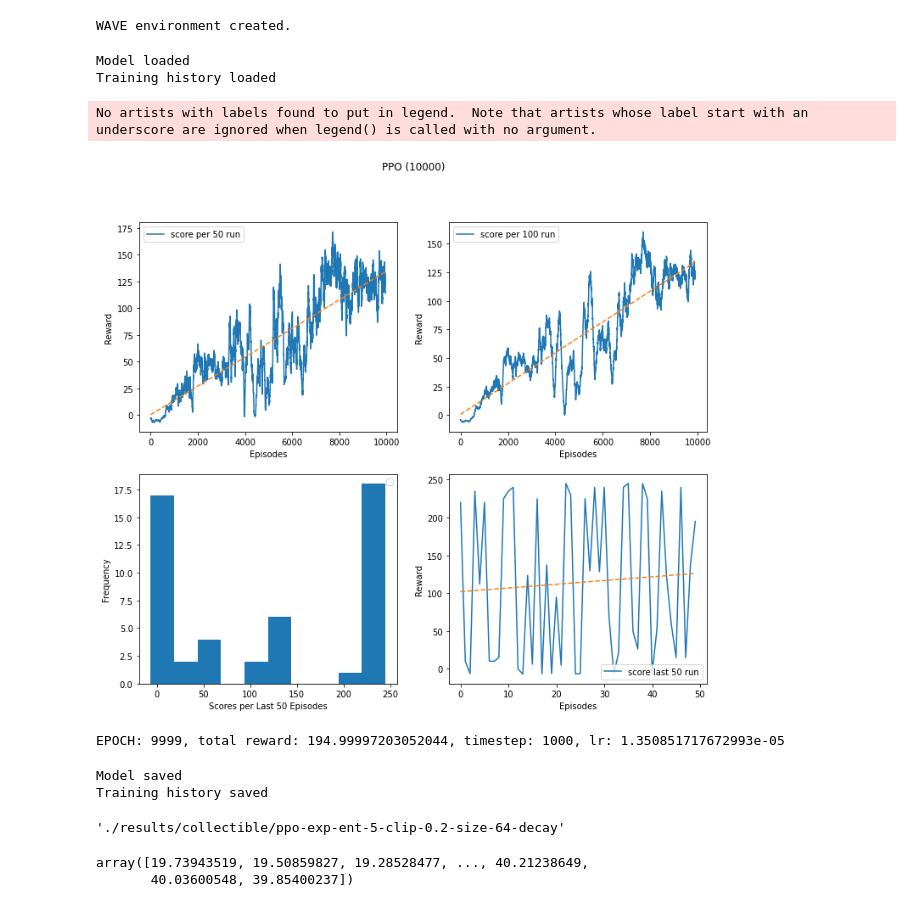
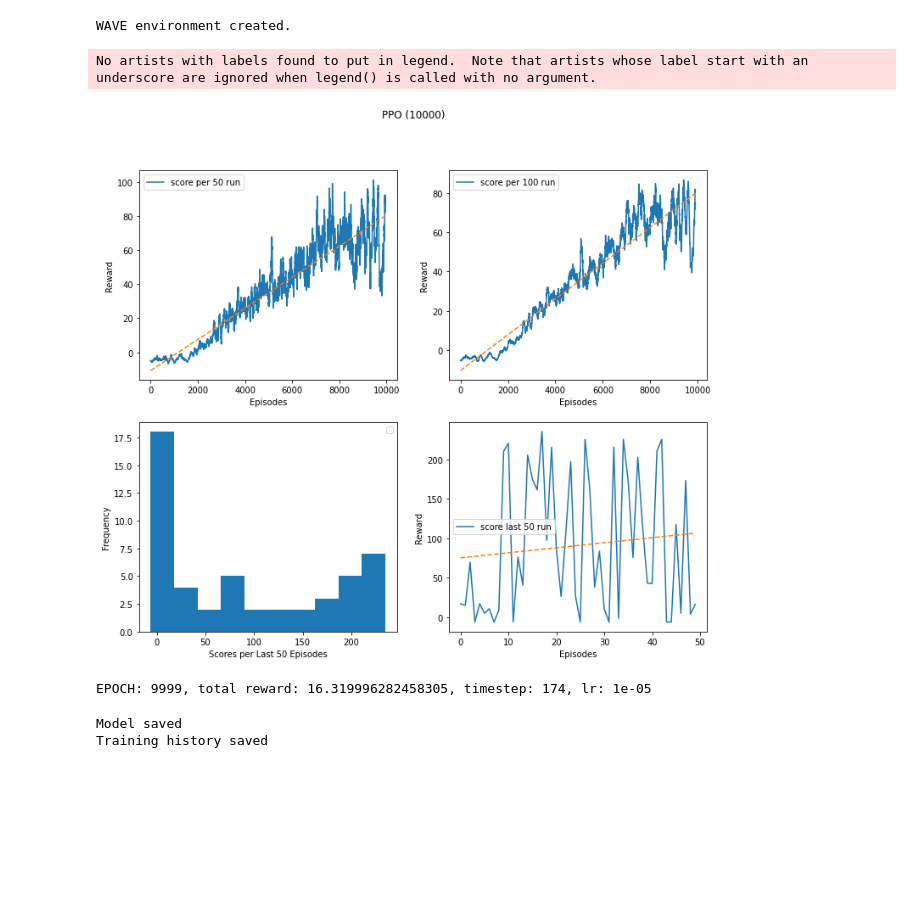
Before and after one commit to teodorus-nathaniel/rl-wave, a Jupyter notebook: ppo.ipynb, the cells around one changed output. Drawn from its saved outputs; the diff is of its cells as text; code cells hidden in the pictures; blank space fills up the shorter version.

```diff
--- a/ppo.ipynb
+++ b/ppo.ipynb
@@ -7,30 +7,33 @@ import ppo_model
 # %%
 env_path = 'collectible/Wave'
 # %%
-env = wave.WaveEnv(env_path, worker_id=1)
+env = wave.WaveEnv(env_path)
 # %% [output]
 WAVE environment created.
 # %%
+# BEST PPO
+# hidden_layer = 1024
+# ppo_epochs = 5
+# clip = 0.2
+# minibatch_size=128
+
 hidden_layer = 1024
-ppo_epochs = 5
+ppo_epochs = 10
 clip = 0.2
-minibatch_size=128
-model = ppo_model.PPO(127, 2, hidden_layer, lr=1e-4, minibatch_size=minibatch_size, ppo_epochs=ppo_epochs, clip=clip)
+minibatch_size=256
+model = ppo_model.PPO(127, 2, hidden_layer, lr=1e-5, minibatch_size=minibatch_size, ppo_epochs=ppo_epochs, clip=clip)
 # %%
-save_path = f'./results/collectible/BEST_PPO'
+save_path = f'./results/collectible/PPO_5_EPOCHS_256_MINIBATCH_LR-5'
 model.set_model_save_path(save_path)
 # %%
 model.load_model()
-# %% [output]
-Model loaded
-Training history loaded
 # %%
 model.set_train_params(max_step=1000, plot_smooth=50, gamma=0.99)
-model.train(env, 10000, show_plot=True)
+model.train(env, 10000, show_plot=True, lr_decay_interval=10000)
 # %% [output]
 No artists with labels found to put in legend.  Note that artists whose label start with an underscore are ignored when legend() is called with no argument.
-[figure, old version]
+[figure, new version]
-EPOCH: 9999, total reward: 194.99997203052044, timestep: 1000, lr: 1.350851717672993e-05
+EPOCH: 9999, total reward: 16.319996282458305, timestep: 174, lr: 1e-05
 # %%
 model.save_model()
 # %% [output]
@@ -38,16 +41,11 @@ Model saved
 Training history saved
 # %%
 save_path
-# %% [output]
-'./results/collectible/ppo-exp-ent-5-clip-0.2-size-64-decay'
 # %%
 import saver
 saver.save_wave_model(hidden_layer, f'{save_path}/actor.pth', f'{save_path}/model.onnx')
 # %%
 import plot
 plot.smooth_values(model.train_losses, 100)
-# %% [output]
-array([19.73943519, 19.50859827, 19.28528477, ..., 40.21238649,
-       40.03600548, 39.85400237])
 # %%
 model.plot_train_memory(smooth=100)
```
Also changed, not shown: parts of 2 cells of this notebook, 6 other files.
